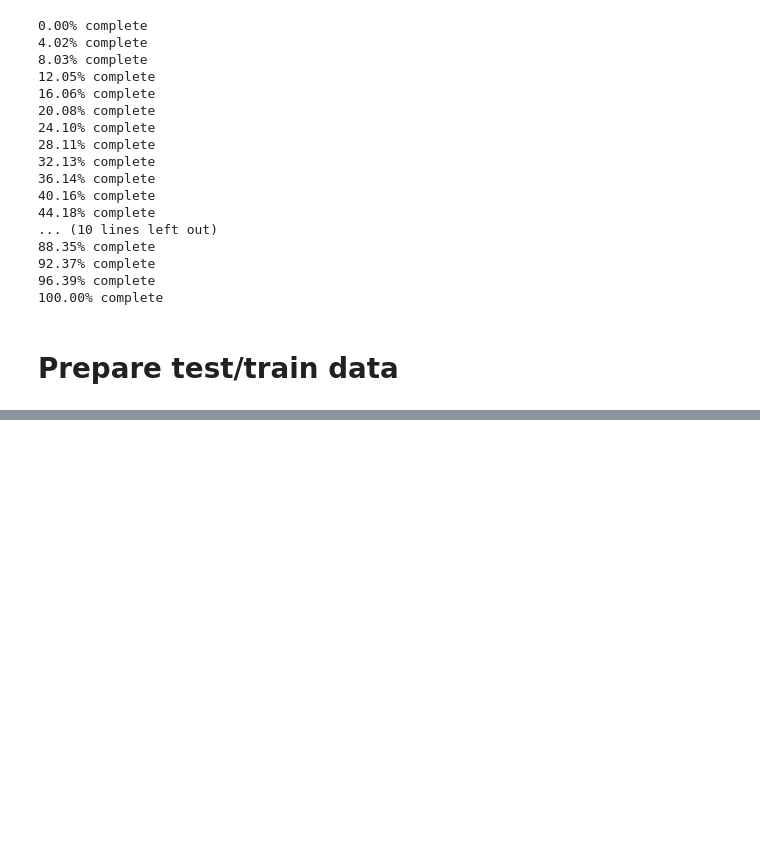
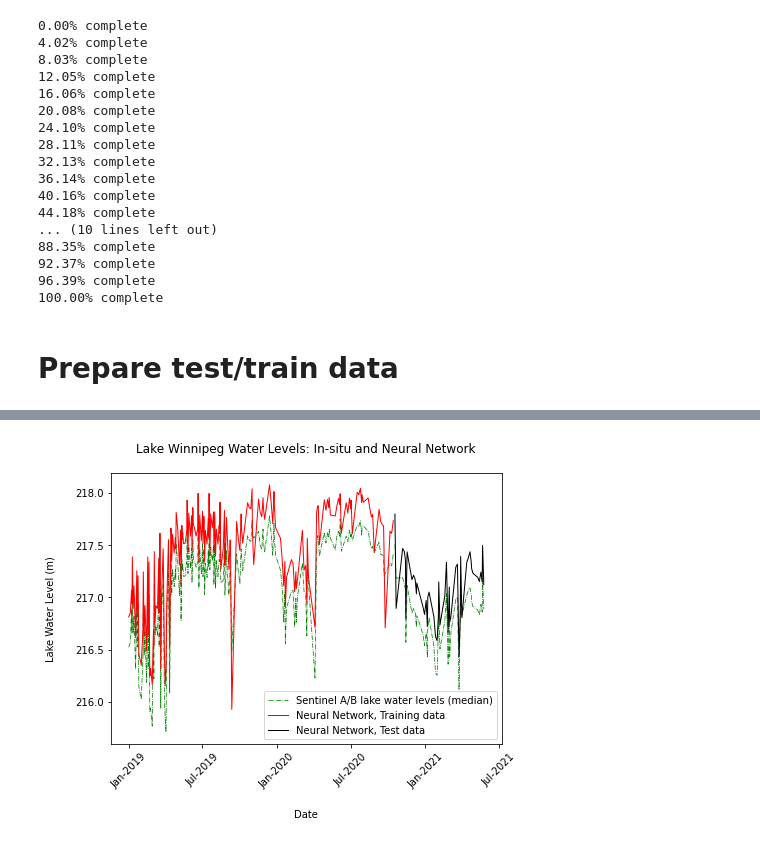
Before and after one commit to pvasudev16/ml-freshwater-management, a Jupyter notebook: LSTM.ipynb, the cells around one changed output, grey strips where cells are left out. Saved outputs shown, nothing was run; the diff lists cells and outputs as text; code cells hidden in the pictures; blank space fills up the shorter version.

```diff
--- a/LSTM.ipynb
+++ b/LSTM.ipynb
@@ -435,0 +342,19 @@ simplified_output = output.groupby("date").agg(
+# %%
+def get_baseline_results(df): #df is train or test data
+    return df[
+        [
+            "date",
+            "lake_water_level",
+            "in_situ_lake_water_level"
+        ]
+    ].groupby("date").agg(
+        {
+            "lake_water_level" : "median",
+            "in_situ_lake_water_level" : "median"
+        }
+    ).reset_index()
+# %%
+baseline_train = get_baseline_results(df_train)
+baseline_test = get_baseline_results(df_test)
+lake_water_levels_nn_train = model.predict(X_train)
+lake_water_levels_nn_test = model.predict(X_test)
@@ -435,0 +364,67 @@ simplified_output = output.groupby("date").agg(
+# %%
+fig = plt.figure(
+    figsize=(7, 5)
+)
+ax = fig.add_subplot(111)
+# ax.plot(
+#     baseline_train["date"],
+#     baseline_train["in_situ_lake_water_level"],
+#     color="b",
+#     linestyle="--",
+#     linewidth=0.5,
+#     label="In-situ lake water levels"
+# )
+# ax.plot(
+#     baseline_test["date"],
+#     baseline_test["in_situ_lake_water_level"],
+#     color="b",
+#     linestyle="--",
+#     linewidth=0.5,
+# #    label="Median of lake water levels, Test"
+# )
+
+ax.plot(
+    baseline_train["date"],
+    baseline_train["lake_water_level"],
+    color="g",
+    linestyle="-.",
+    linewidth=0.75,
+    label="Sentinel A/B lake water levels (median)"
+)
+ax.plot(
+    baseline_test["date"],
+    baseline_test["lake_water_level"],
+    color="g",
+    linestyle="-.",
+    linewidth=0.75,
+#    label="Median of lake water levels, Test"
+)
+ax.plot(
+    baseline_train["date"],
+    lake_water_levels_nn_train, # + np.mean(baseline_train["lake_water_level"] - np.mean(lake_water_levels_nn_train)),
+    color="r",
+    linestyle="-",
+    linewidth=1.0,
+    label="Neural Network, Training data"
+)
+ax.plot(
+    baseline_test["date"],
+    lake_water_levels_nn_test, # + np.mean(baseline_test["lake_water_level"] - np.mean(lake_water_levels_nn_test)),
+    color="k",
+    linestyle="-",
+    linewidth=1.0,
+    label="Neural Network, Test data"
+)
+locator = matplotlib.dates.MonthLocator((1, 7))
+fmt = matplotlib.dates.DateFormatter('%b-%Y')
+ax.xaxis.set_major_locator(locator)
+ax.xaxis.set_major_formatter(fmt)
+for x in ax.get_xticklabels():
+    x.set_rotation(45)
+ax.legend()
+ax.set_xlabel("Date", labelpad=20)
+ax.set_ylabel("Lake Water Level (m)", labelpad=20)
+plt.title("Lake Winnipeg Water Levels: In-situ and Neural Network", pad=20)
+plt.show()
+# %% [output]
+[figure, added]
```
Also changed, not shown: parts of 24 cells of this notebook, 5 other files.
